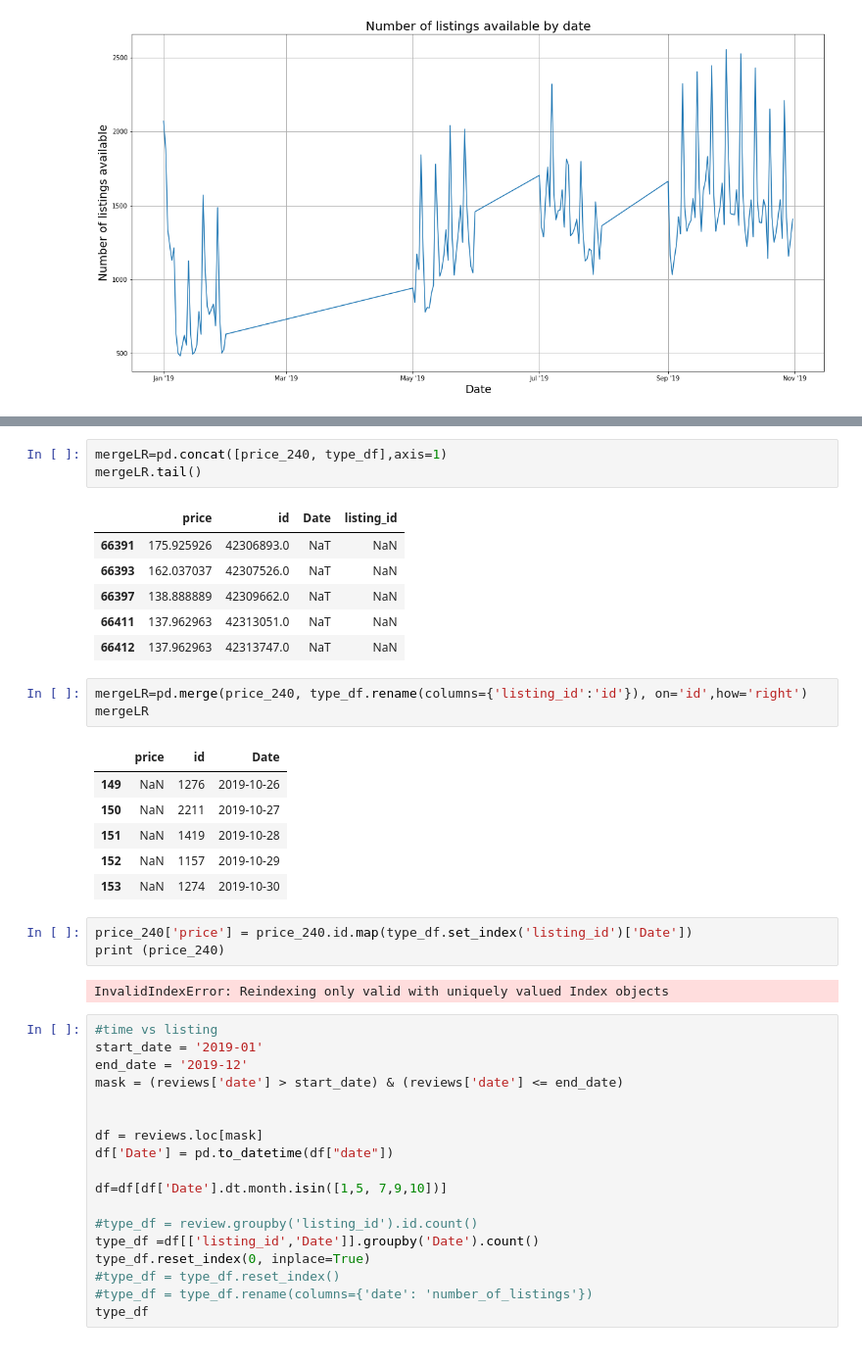
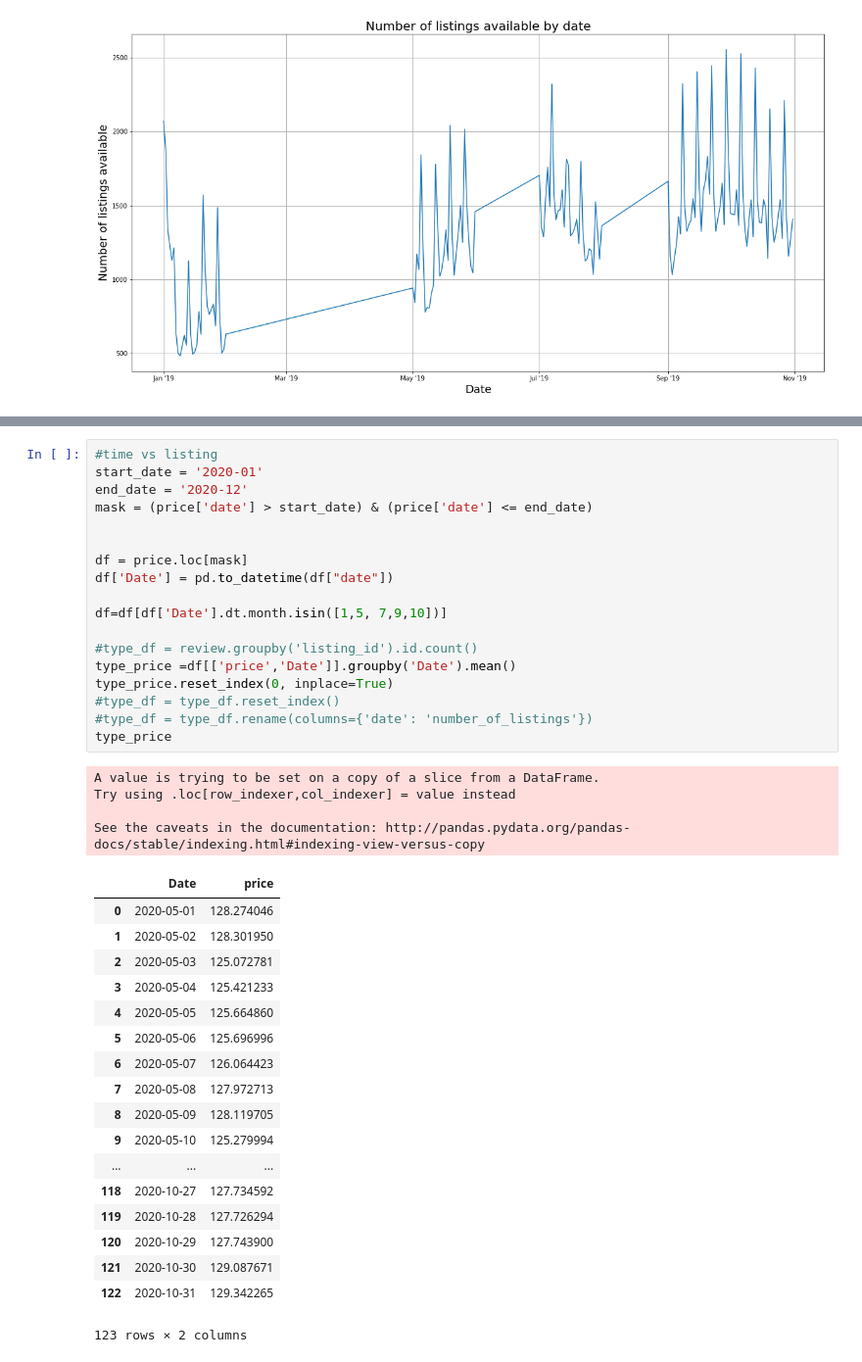
Before and after one commit to Abonia1/IA-School, a Jupyter notebook: Airbnb/PROJET AIRBNB ABONIA SOJASINGARAYAR .ipynb, the cells around one changed output, grey strips where cells are left out. Shown at 98% size. Saved outputs shown, nothing was run; the diff lists cells and outputs as text.

```diff
--- a/Airbnb/PROJET AIRBNB ABONIA SOJASINGARAYARV2.0.ipynb
+++ b/Airbnb/PROJET AIRBNB ABONIA SOJASINGARAYAR .ipynb
@@ -451,45 +453,43 @@ type_df.head()
-# %%
-mergeLR=pd.concat([price_240, type_df],axis=1)
-mergeLR.tail()
-# %% [output]
-|  | price | id | Date | listing_id |
-| 66391 | 175.925926 | 42306893.0 | NaT | NaN |
-| 66393 | 162.037037 | 42307526.0 | NaT | NaN |
-| 66397 | 138.888889 | 42309662.0 | NaT | NaN |
-| 66411 | 137.962963 | 42313051.0 | NaT | NaN |
-| 66412 | 137.962963 | 42313747.0 | NaT | NaN |
-# %%
-mergeLR=pd.merge(price_240, type_df.rename(columns={'listing_id':'id'}), on='id',how='right')
-mergeLR
-# %% [output]
-|  | price | id | Date |
-| 149 | NaN | 1276 | 2019-10-26 |
-| 150 | NaN | 2211 | 2019-10-27 |
-| 151 | NaN | 1419 | 2019-10-28 |
-| 152 | NaN | 1157 | 2019-10-29 |
-| 153 | NaN | 1274 | 2019-10-30 |
-# %%
-price_240['price'] = price_240.id.map(type_df.set_index('listing_id')['Date'])
-print (price_240)
-# %% [output]
-InvalidIndexError: Reindexing only valid with uniquely valued Index objects
 # %%
 #time vs listing
-start_date = '2019-01'
-end_date = '2019-12'
-mask = (reviews['date'] > start_date) & (reviews['date'] <= end_date)
+start_date = '2020-01'
+end_date = '2020-12'
+mask = (price['date'] > start_date) & (price['date'] <= end_date)
 
 
-df = reviews.loc[mask]
+df = price.loc[mask]
 df['Date'] = pd.to_datetime(df["date"])
 
 df=df[df['Date'].dt.month.isin([1,5, 7,9,10])]
 
 #type_df = review.groupby('listing_id').id.count()
-type_df =df[['listing_id','Date']].groupby('Date').count()
-type_df.reset_index(0, inplace=True)
+type_price =df[['price','Date']].groupby('Date').mean()
+type_price.reset_index(0, inplace=True)
 #type_df = type_df.reset_index()
 #type_df = type_df.rename(columns={'date': 'number_of_listings'})
-type_df
+type_price
+# %% [output]
+A value is trying to be set on a copy of a slice from a DataFrame.
+Try using .loc[row_indexer,col_indexer] = value instead
+
+See the caveats in the documentation: http://pandas.pydata.org/pandas-docs/stable/indexing.html#indexing-view-versus-copy
+|  | Date | price |
+| 0 | 2020-05-01 | 128.274046 |
+| 1 | 2020-05-02 | 128.301950 |
+| 2 | 2020-05-03 | 125.072781 |
+| 3 | 2020-05-04 | 125.421233 |
+| 4 | 2020-05-05 | 125.664860 |
+| 5 | 2020-05-06 | 125.696996 |
+| 6 | 2020-05-07 | 126.064423 |
+| 7 | 2020-05-08 | 127.972713 |
+| 8 | 2020-05-09 | 128.119705 |
+| 9 | 2020-05-10 | 125.279994 |
+| ... | ... | ... |
+| 118 | 2020-10-27 | 127.734592 |
+| 119 | 2020-10-28 | 127.726294 |
+| 120 | 2020-10-29 | 127.743900 |
+| 121 | 2020-10-30 | 129.087671 |
+| 122 | 2020-10-31 | 129.342265 |
+123 rows × 2 columns
 # %%
 from matplotlib.dates import MonthLocator, DateFormatter
```
Also changed, not shown: parts of 16 cells of this notebook, 1 other file.
